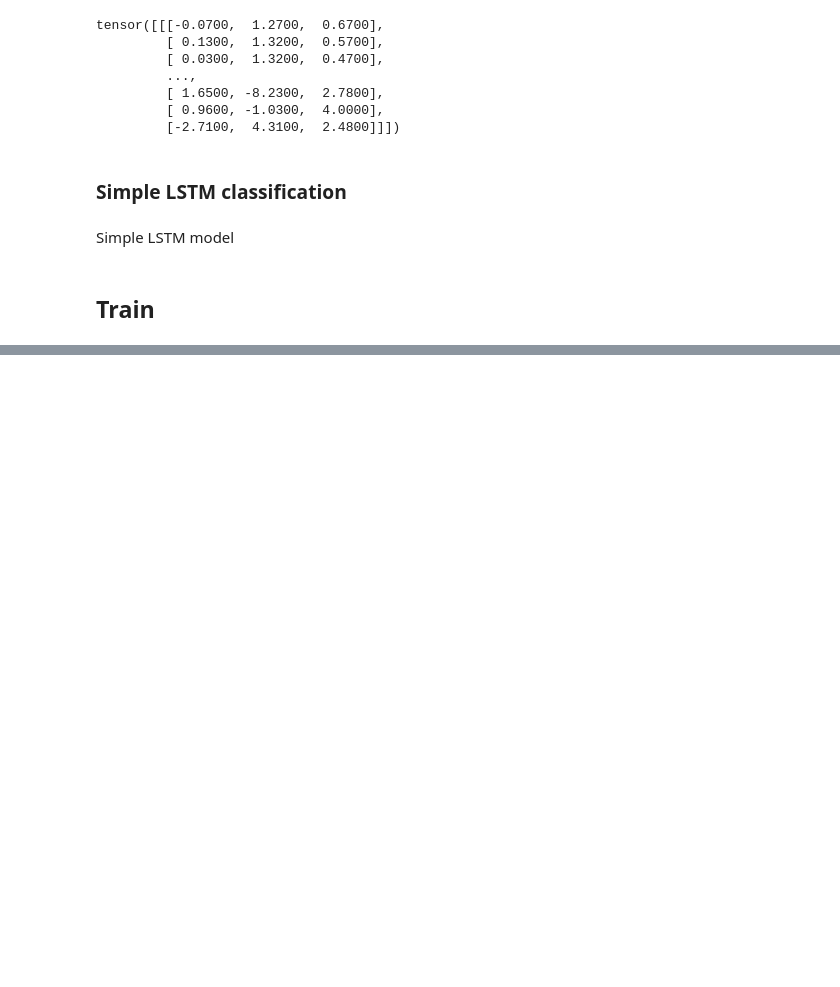
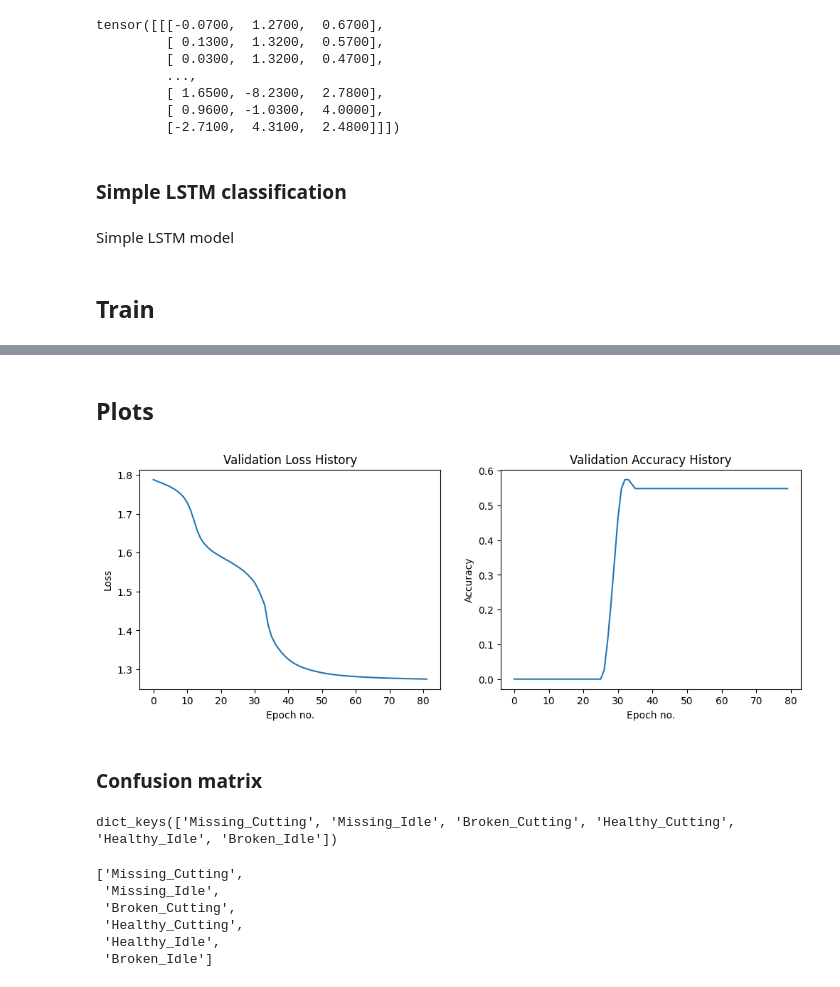
Before and after one commit to AJDERS/greentech, a Jupyter notebook: src/notebooks/initial-analysis.ipynb, the cells around one changed output, grey strips where cells are left out. Cells and saved outputs as stored; diff of their text form; code cells hidden in the pictures; blank space fills up the shorter version.

Commit message:
feat: trained simple lstm

```diff
--- a/src/notebooks/initial-analysis.ipynb
+++ b/src/notebooks/initial-analysis.ipynb
@@ -249,10 +257,13 @@ cpu
 # %%
-lr = 0.001
+import warnings
+warnings.filterwarnings("ignore")
+
+lr = 0.0001
 n_epochs = 3000
 iterations_per_epoch = len(train_dataloader)
 num_classes = len(id_to_label)
 best_acc = 0
-patience, trials = 500, 0
+patience, trials = 50, 0
 base = 1
 step = 2
 loss_history = []
@@ -264,11 +275,11 @@ opt = optim.Adam(model.parameters(), lr=lr)
 
 print('Start model training')
 
-for epoch in tqdm(range(1, n_epochs + 1), desc="Epochs"):
+for epoch in range(1, n_epochs + 1):
 
     model.train()
     epoch_loss = 0
-    for i, batch in tqdm(enumerate(train_dataloader), desc="Batches {}/{}".format(i, len(train_dataloader))):
+    for i, batch in enumerate(train_dataloader):
         input = [t.to(device) for t in batch][0]
         label = torch.tensor(label_to_id[train_labels[i].iloc[0]]).to(device)
         opt.zero_grad()
@@ -287,7 +298,7 @@ for epoch in tqdm(range(1, n_epochs + 1), desc="Epochs"):
         input = [t.to(device) for t in batch][0]
         label = torch.tensor(label_to_id[train_labels[i].iloc[0]]).to(device)
         output = model(input)
-        preds = F.log_softmax(output, dim=1).argmax(dim=1)
+        preds = F.log_softmax(output).argmax(dim=0)
         total += 1
         correct += (preds == label).sum().item()
 
@@ -314,0 +339,24 @@ Start model training
+# %% [markdown]
+## Plots
+# %%
+def smooth(y, box_pts):
+    box = np.ones(box_pts)/box_pts
+    y_smooth = np.convolve(y, box, mode='same')
+    return y_smooth
+# %%
+import matplotlib.pyplot as plt
+f, ax = plt.subplots(1, 2, figsize=(12, 4))
+
+ax[0].plot(loss_history, label='loss')
+ax[0].set_title('Validation Loss History')
+ax[0].set_xlabel('Epoch no.')
+ax[0].set_ylabel('Loss')
+
+ax[1].plot(smooth(acc_history, 5)[:-2], label='acc')
+ax[1].set_title('Validation Accuracy History')
+ax[1].set_xlabel('Epoch no.')
+ax[1].set_ylabel('Accuracy');
+# %% [output]
+[figure, added]
+# %% [markdown]
+### Confusion matrix
@@ -314,0 +372,13 @@ Start model training
+# %%
+label_to_id.keys()
+# %% [output]
+dict_keys(['Missing_Cutting', 'Missing_Idle', 'Broken_Cutting', 'Healthy_Cutting', 'Healthy_Idle', 'Broken_Idle'])
+# %%
+list(label_to_id.keys())
+# %% [output]
+['Missing_Cutting',
+ 'Missing_Idle',
+ 'Broken_Cutting',
+ 'Healthy_Cutting',
+ 'Healthy_Idle',
+ 'Broken_Idle']
```
Also changed, not shown: parts of 7 cells of this notebook, 3 other files.
